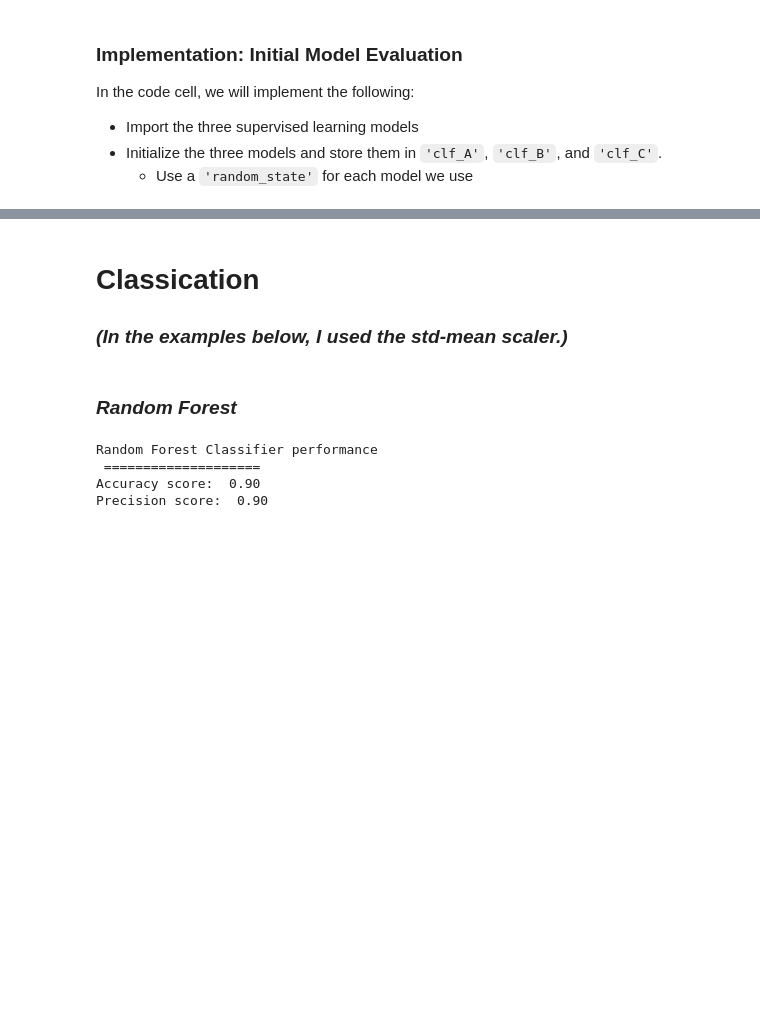
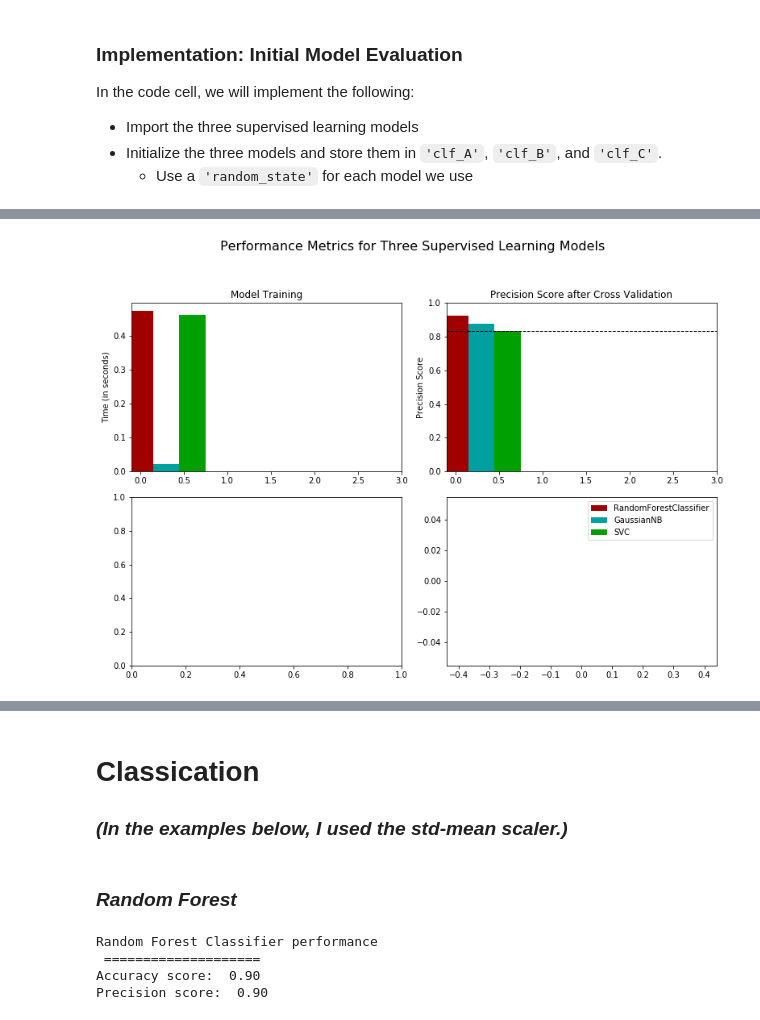
Before and after one commit to SupertallAndy/ML_final_project, a Jupyter notebook: Project_First_Draft.ipynb, the cells around one changed output, grey strips where cells are left out. Drawn from its saved outputs; the diff is of its cells as text; code cells hidden in the pictures; blank space fills up the shorter version.

Commit message:
visualize the three models

```diff
--- a/Project_First_Draft.ipynb
+++ b/Project_First_Draft.ipynb
@@ -338 +337,78 @@ print(results)
 '\n    for i, samples in enumerate([samples_1, samples_10, samples_100]):\n        results[clf_name][i] =         train_predict(clf, samples, X_train, y_train, X_test, y_test)    \n'
+# %%
+#visualize the data and result
+import matplotlib.pyplot as pl
+def evaluate(results, precision):
+    """
+    Visualization code to display results of various learners.
+
+    inputs:
+      - learners: a list of supervised learners
+      - stats: a list of dictionaries of the statistic results from 'train_predict()'
+      - accuracy: The score for the naive predictor
+      - f1: The score for the naive predictor
+    """
+
+    # Create figure
+    fig, ax = pl.subplots(2, 2, figsize = (11,7))
+
+    # Constants
+    bar_width = 0.3
+    colors = ['#A00000','#00A0A0','#00A000']
+
+    # Super loop to plot four panels of data
+    for k, learner in enumerate(results.keys()):
+        for j, metric in enumerate(['train_test_time', 'average_precision']):
+            for i in range(1):
+
+                # Creative plot code
+                ax[0, j].bar(i+k*bar_width, results[learner][metric], width = bar_width, color = colors[k])
+                #ax[j//3, j%3].set_xticks([0.45, 1.45, 2.45])
+                #ax[j//3, j%3].set_xticklabels(["1%", "10%", "100%"])
+                #ax[j//3, j%3].set_xlabel("Training Set Size")
+                ax[0, j].set_xlim((-0.1, 3.0))
+
+    # Add unique y-labels
+    ax[0, 0].set_ylabel("Time (in seconds)")
+    ax[0, 1].set_ylabel("Precision Score")
+    #ax[0, 2].set_ylabel("F-score")
+    #ax[1, 0].set_ylabel("Time (in seconds)")
+    #ax[1, 1].set_ylabel("Accuracy Score")
+    #ax[1, 2].set_ylabel("F-score")
+
+    # Add titles
+    ax[0, 0].set_title("Model Training")
+    ax[0, 1].set_title("Precision Score after Cross Validation")
+    #ax[0, 2].set_title("F-score on Training Subset")
+    #ax[1, 0].set_title("Model Predicting")
+    #ax[1, 1].set_title("Accuracy Score on Testing Set")
+    #ax[1, 2].set_title("F-score on Testing Set")
+
+    # Add horizontal lines for naive predictors
+    ax[0, 1].axhline(y = precision, xmin = -0.1, xmax = 3.0, linewidth = 1, color = 'k', linestyle = 'dashed')
+    #ax[1, 1].axhline(y = precision, xmin = -0.1, xmax = 3.0, linewidth = 1, color = 'k', linestyle = 'dashed')
+    #ax[0, 2].axhline(y = f1, xmin = -0.1, xmax = 3.0, linewidth = 1, color = 'k', linestyle = 'dashed')
+    #ax[1, 2].axhline(y = f1, xmin = -0.1, xmax = 3.0, linewidth = 1, color = 'k', linestyle = 'dashed')
+
+    # Set y-limits for score panels
+    ax[0, 1].set_ylim((0, 1))
+    #ax[0, 2].set_ylim((0, 1))
+    #ax[1, 1].set_ylim((0, 1))
+    #ax[1, 2].set_ylim((0, 1))
+
+    # Set additional plots invisibles
+    #ax[0, 3].set_visible(False)
+    #ax[1, 3].axis('off')
+
+    # Create legend
+    for i, learner in enumerate(results.keys()):
+        pl.bar(0, 0, color=colors[i], label=learner)
+    pl.legend()
+
+    # Aesthetics
+    pl.suptitle("Performance Metrics for Three Supervised Learning Models", fontsize = 16, y = 1.10)
+    pl.tight_layout()
+    pl.show()
+evaluate(results, 0.8335)
+# %% [output]
+[figure, added]
```
Also changed, not shown: parts of 5 cells of this notebook.
